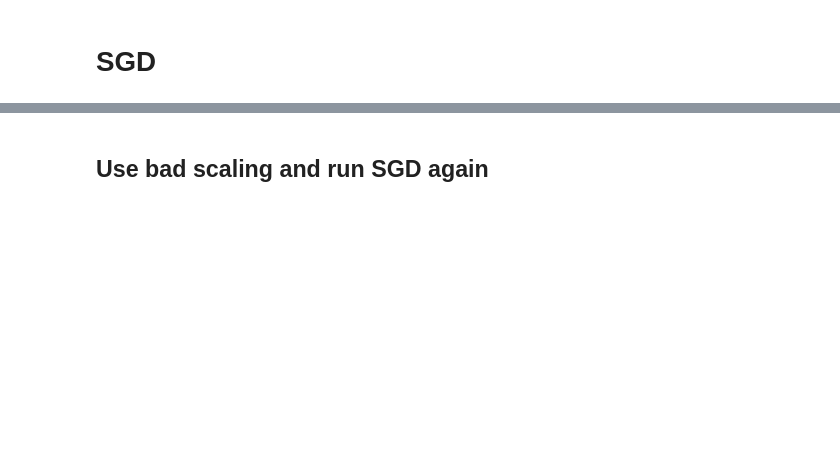
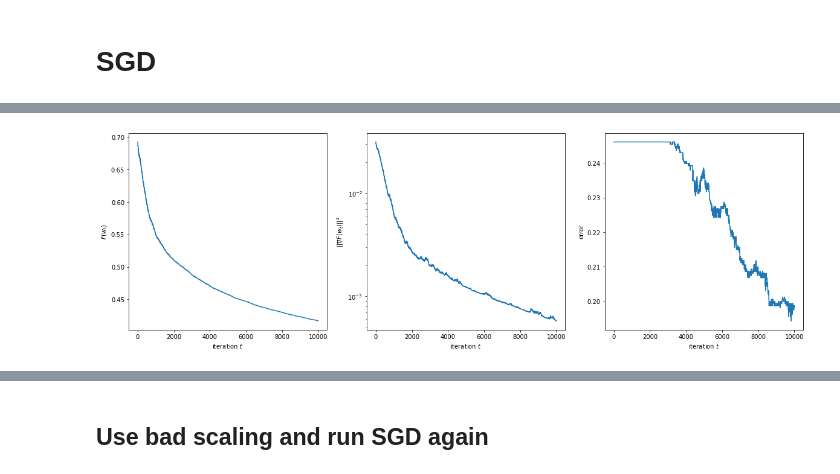
Before and after one commit to zeligism/PrecondUpdate, a Jupyter notebook: Scaled_VR_Methods.ipynb, the cells around one changed output, grey strips where cells are left out. Drawn from its saved outputs; the diff is of its cells as text; code cells hidden in the pictures; blank space fills up the shorter version.

```diff
--- a/Scaled_VR_Methods.ipynb
+++ b/Scaled_VR_Methods.ipynb
@@ -169,11 +167,30 @@ Success!
+# %%
+def plot_data(data):
+  fig, (ax1, ax2, ax3) = plt.subplots(1, 3)
+  fig.set_size_inches(20, 6)
+
+  ax1.plot(data[:,0])
+  ax1.set_ylabel(r"$F(w_t)$")
+  ax1.set_xlabel(r"iteration $t$")
+
+  ax2.semilogy(data[:,1])
+  ax2.set_ylabel(r"$||\nabla F(w_t)||^2$")
+  ax2.set_xlabel(r"iteration $t$")
+
+  ax3.plot(data[:,2])
+  ax3.set_ylabel(r"error")
+  ax3.set_xlabel(r"iteration $t$")
 # %% [markdown]
 # SGD
 # %%
 def SGD(X, y, gamma=0.01, BS=1, T=10000):
   data = []
-  w = np.random.randn(X.shape[1])  # initalize w randomly
+  #w = np.random.randn(X.shape[1])  # initalize w randomly
+  w = np.zeros(X.shape[1])
   for it in range(T):
     i = np.random.choice(X.shape[0], BS)
     w = w - gamma * grad(X,y,w,i)
-    data.append(( F(X,y,w) , np.linalg.norm(grad(X,y,w))**2 ))
+    data.append((F(X,y,w),
+                  np.linalg.norm(grad(X,y,w))**2,
+                  np.mean(X.dot(w)*y < 0)))
   return w, np.array(data)
@@ -201,0 +197,5 @@ Wall time: 6.5 s
+# %%
+%%time
+_, data = SGD(X,y)
+plot_data(data)
+# %% [output]
@@ -201,0 +204 @@ Wall time: 6.5 s
+[figure, added]
```
Also changed, not shown: parts of 39 cells of this notebook.
